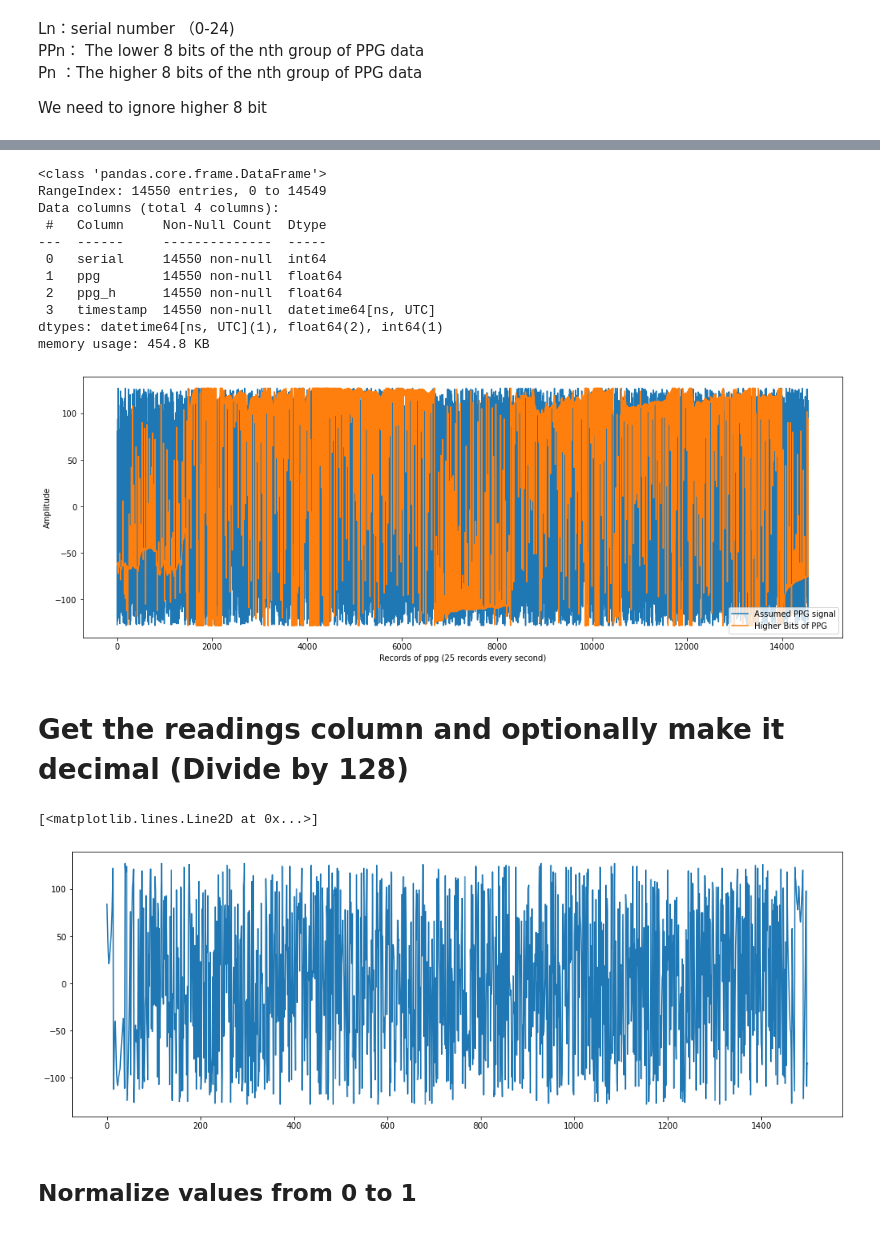
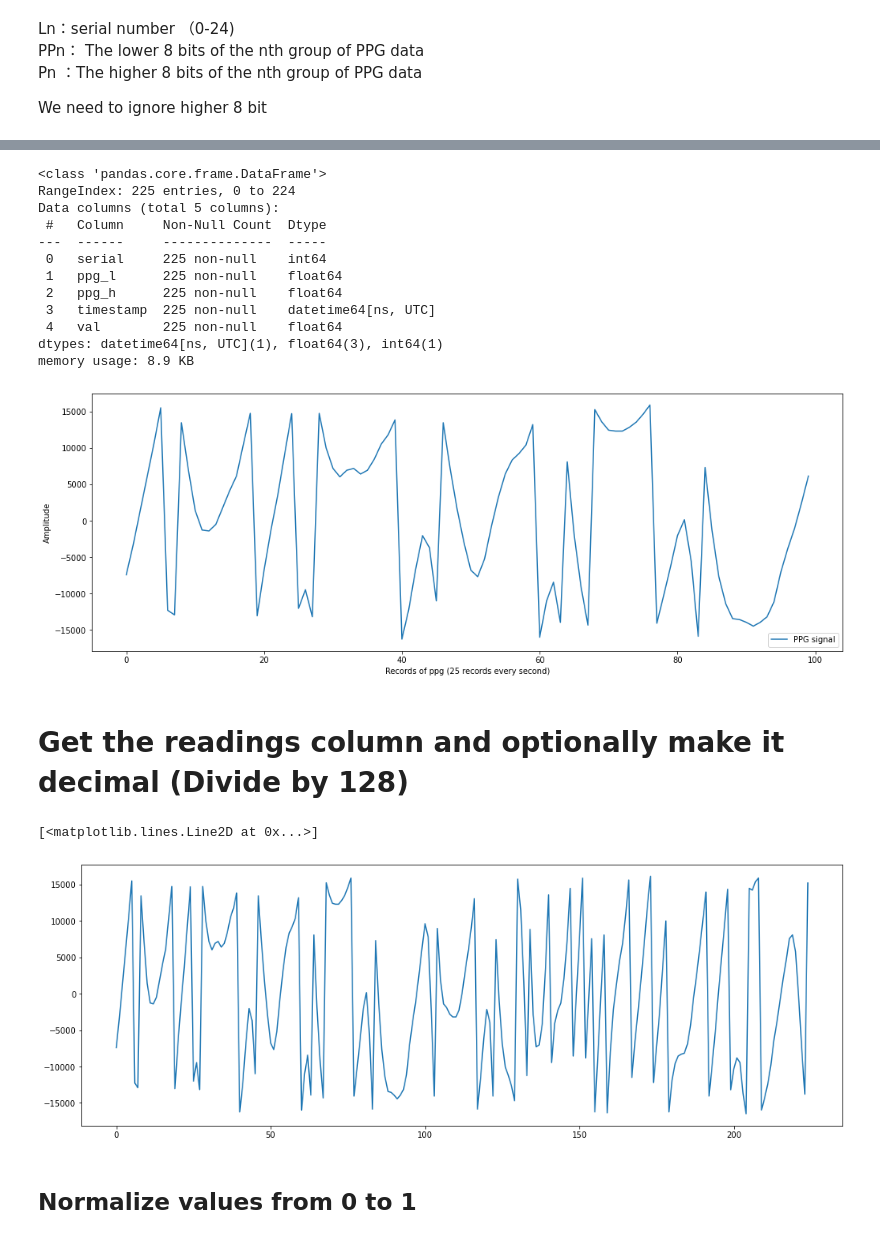
Before and after one commit to gaurav-95/PPG, a Jupyter notebook: Analyze_PPG.ipynb, the cells around one changed output, grey strips where cells are left out. Saved outputs shown, nothing was run; the diff lists cells and outputs as text; code cells hidden in the pictures.

Commit message:
added logic information upper*128 + lower

```diff
--- a/Analyze_PPG.ipynb
+++ b/Analyze_PPG.ipynb
@@ -9,16 +9,16 @@ from dateutil.tz import gettz
 from datetime import timedelta
 import json
 # %%
-timediff=10
+timediff=9
 # %%
 now = datetime.now(tz=gettz('Asia/Kolkata'))
-prev = now - timedelta(minutes=timediff)
+prev = now - timedelta(seconds=timediff)
 
 from_time = prev.strftime("%d/%m/%Y") + "%20" + prev.strftime("%H:%M:%S")
-#from_time = "04/05/2021%2020:06:01"
+# from_time = "06/05/2021%2021:09:00"
 print(from_time)
 
 to_time = now.strftime("%d/%m/%Y")+ "%20" + now.strftime("%H:%M:%S")
-#to_time = "04/05/2021%2020:06:10"
+# to_time = "06/05/2021%2021:19:00"
 print(to_time)
 # %% [output]
@@ -95,9 +95,9 @@ rawppg
 # with open('ppg_raw_heart_rate_voltage_Gourab.json', 'w') as f:
 #     json.dump(rawppg, f)
 # %%
-# To open as json
-with open("ppg_raw_heart_rate_voltage_Gourab.json") as f:
-    rawppg = json.loads(f.read())
+# # To open as json
+# with open("ppg_raw_heart_rate_voltage_Gourab.json") as f:
+#     rawppg = json.loads(f.read())
 # %%
 rawppg[0].keys()
 # %% [output]
@@ -210,5 +210,6 @@ print(len(ppg_l), len(ppg_l), len(l))
 # %%
-ppgrec = pd.DataFrame(zip(l, ppg_l, ppg_h,  times), columns=['serial','ppg', 'ppg_h',  "timestamp"])
-ppgrec = ppgrec.astype({"ppg":'float', "ppg_h":'float'})
+ppgrec = pd.DataFrame(zip(l, ppg_l, ppg_h,  times), columns=['serial','ppg_l', 'ppg_h',  "timestamp"])
+ppgrec = ppgrec.astype({"ppg_l":'float', "ppg_h":'float'})
+ppgrec['val'] = ppgrec['ppg_l']*128 + ppgrec['ppg_h']
 print(ppgrec)
 # %% [output]
@@ -230,14 +231,15 @@ print(ppgrec)
 ppgrec.info()
 # %% [output]
 <class 'pandas.core.frame.DataFrame'>
-RangeIndex: 14550 entries, 0 to 14549
-Data columns (total 4 columns):
+RangeIndex: 225 entries, 0 to 224
+Data columns (total 5 columns):
  #   Column     Non-Null Count  Dtype
 ---  ------     --------------  -----
- 0   serial     14550 non-null  int64
- 1   ppg        14550 non-null  float64
- 2   ppg_h      14550 non-null  float64
- 3   timestamp  14550 non-null  datetime64[ns, UTC]
-dtypes: datetime64[ns, UTC](1), float64(2), int64(1)
-memory usage: 454.8 KB
+ 0   serial     225 non-null    int64
+ 1   ppg_l      225 non-null    float64
+ 2   ppg_h      225 non-null    float64
+ 3   timestamp  225 non-null    datetime64[ns, UTC]
+ 4   val        225 non-null    float64
+dtypes: datetime64[ns, UTC](1), float64(3), int64(1)
+memory usage: 8.9 KB
 # %%
@@ -245,26 +247,27 @@ ppgrec.to_csv('ppg_10mingourab.csv', index=False)
 # %%
 import matplotlib.pyplot as plt
 
 plt.figure(figsize=(17,6))
-plt.plot(ppgrec['ppg'])
-plt.plot(ppgrec['ppg_h'])
+#plt.plot(ppgrec['ppg'])
+#plt.plot(ppgrec['ppg_h'])
+plt.plot(ppgrec['val'][0:100])
 plt.xlabel("Records of ppg (25 records every second)")
 plt.ylabel("Amplitude")
-plt.legend(["Assumed PPG signal", "Higher Bits of PPG"], loc ="lower right")
+plt.legend(["PPG signal"], loc ="lower right")
 #plt.plot(ppgrec['voltage'][0:100])
 
 plt.show()
 # %% [output]
-[figure, old version]
+[figure, new version]
 # %% [markdown]
 # Get the readings column and optionally make it decimal (Divide by 128)
 # %%
-readings=ppgrec['ppg']#*0.0078125
+readings=ppgrec['val']#*0.0078125
 plt.figure(figsize=(17,6))
 plt.plot(readings)
 # %% [output]
 [<matplotlib.lines.Line2D at 0x...>]
-[figure, old version]
+[figure, new version]
 # %% [markdown]
 ## Normalize values from 0 to 1
 # %%
```
Also changed, not shown: parts of 35 cells of this notebook, 2 other files.
